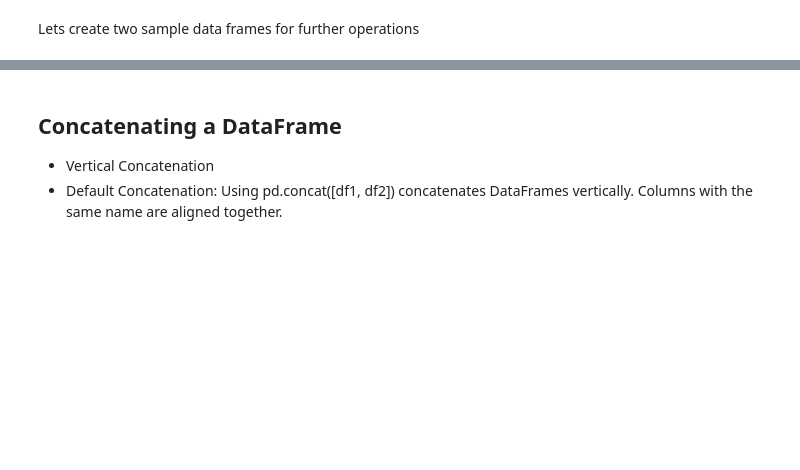
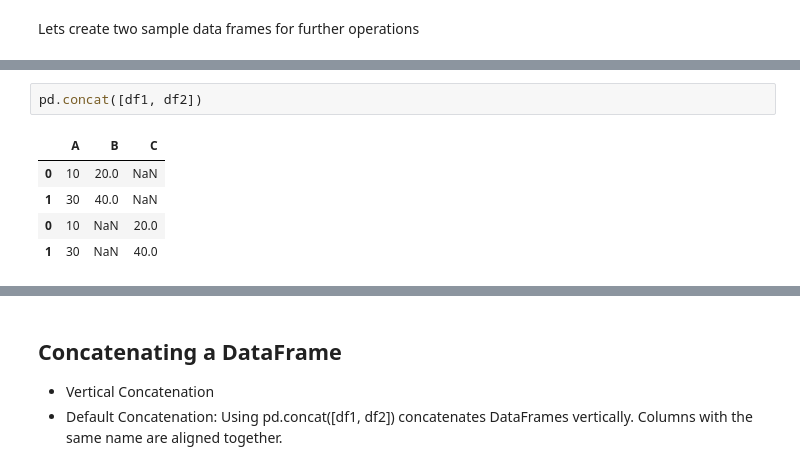
Before and after one commit to ABHIRAM199/my_practice, a Jupyter notebook: Pandas.ipynb, the cells around one changed output, grey strips where cells are left out. Drawn from its saved outputs; the diff is of its cells as text; blank space fills up the shorter version.

```diff
--- a/Pandas.ipynb
+++ b/Pandas.ipynb
@@ -1379,3 +2028,11 @@ df1.append(df2)
+# %%
+pd.concat([df1, df2])
+# %% [output]
+|  | A | B | C |
+| 0 | 10 | 20.0 | NaN |
+| 1 | 30 | 40.0 | NaN |
+| 0 | 10 | NaN | 20.0 |
+| 1 | 30 | NaN | 40.0 |
 # %%
 pd.concat([df1,df2],axis=0)
 
```
Also changed, not shown: parts of 126 cells of this notebook.
